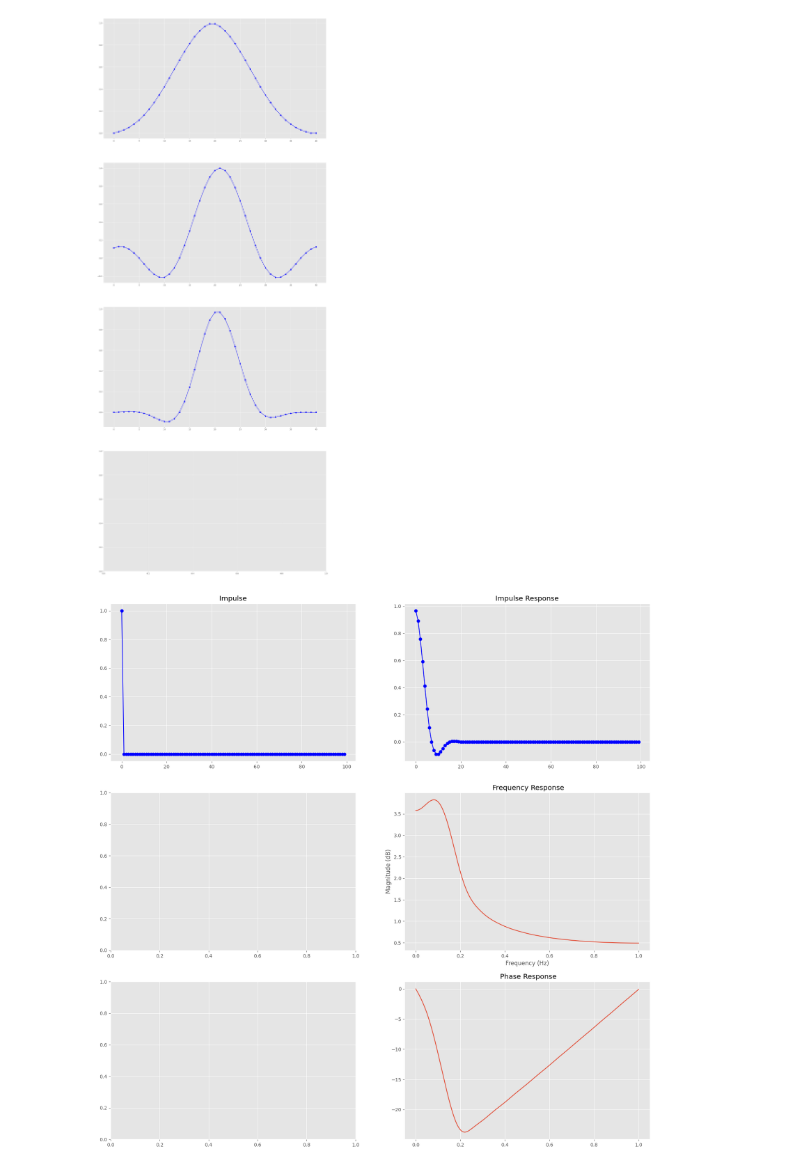
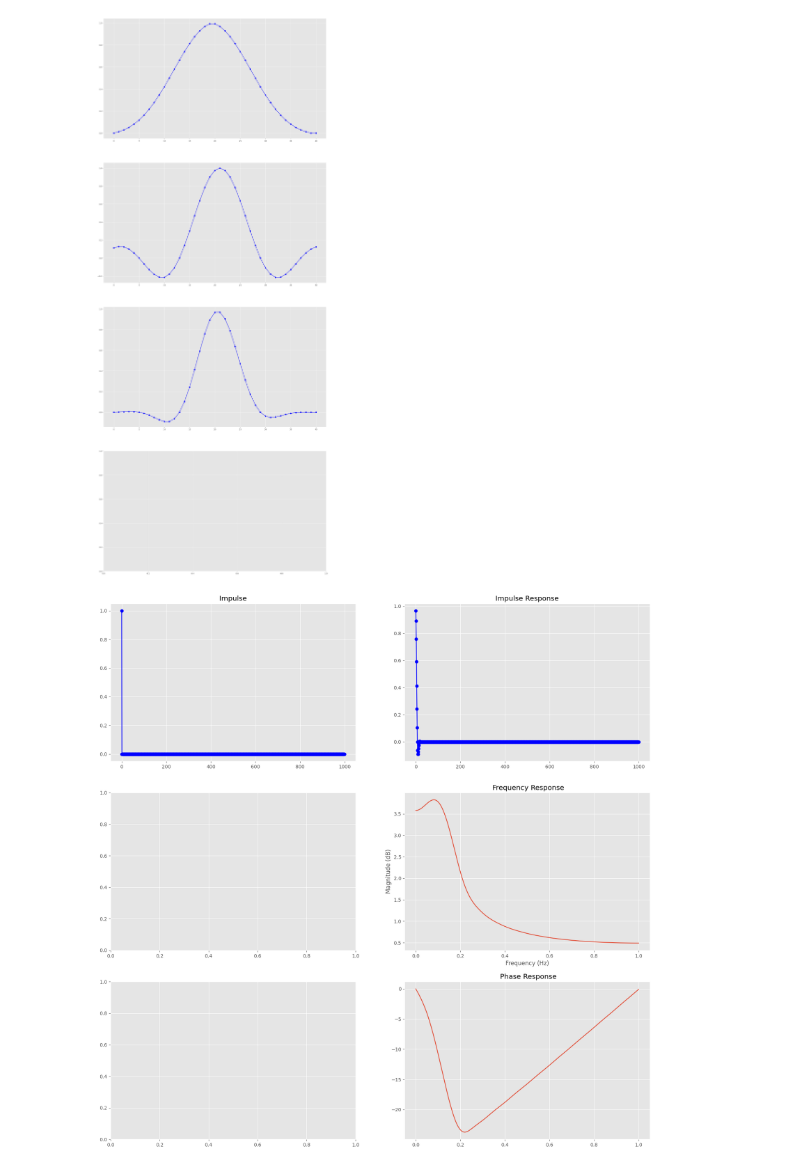
Before and after one commit to eiselekd/lang, a Jupyter notebook: dsp/fir/impulse.ipynb, the cells around one changed output. Drawn from its saved outputs; the diff is of its cells as text; code cells hidden in the pictures.

```diff
--- a/dsp/fir/impulse.ipynb
+++ b/dsp/fir/impulse.ipynb
@@ -22,9 +22,9 @@ def plot(impulse, response):
 
     fig, ax = plt.subplots(3,2, figsize=(20, 20))
 
-    ax[0][0].plot(impulse[:100],'bo-')
+    ax[0][0].plot(impulse,'bo-')
     ax[0][0].set_title('Impulse')
-    ax[0][1].plot(response[:100],'bo-')
+    ax[0][1].plot(response,'bo-')
     ax[0][1].set_title('Impulse Response')
 
     ax[1][1].plot(x, y, label='b')
@@ -123,31 +123,31 @@ fig, (ax1, ax2, ax3, ax4) = plt.subplots(4, 1,figsize=(20, 50))
 ax1.plot(w, 'bo-')
 ax2.plot(sinco, 'bo-')
 ax3.plot(sinc, 'bo-')
 
 #plt.plot(sinc, 'bo-')
 
 def sinc_filter(x):
     b = np.zeros(samples)
 
     for i in range(0, x.size):
         for j in range(0, Nzd):
             x_pos = i + j - (Nzd//2)
             if (x_pos < 0 or x_pos >= x.size):
                 True
             else:
                 b[i] += x[x_pos]*sinc[j]
     return b
 
 def tent(x,a0,a1,a2):
     b = np.zeros(samples)
     for i in range(0, x.size-1):
         b[i] = a0* x[i-1] + a1 * x[i] + a2*x[i+1]
     return b
 
 #response = tent(impulse, 0.10, 0.5, 0.10)
 
 response = sinc_filter(impulse)
 plot(impulse, response)
 # %% [output]
 [figure]
-[figure, old version]
+[figure, new version]
```
Also changed, not shown: 15 other files.
